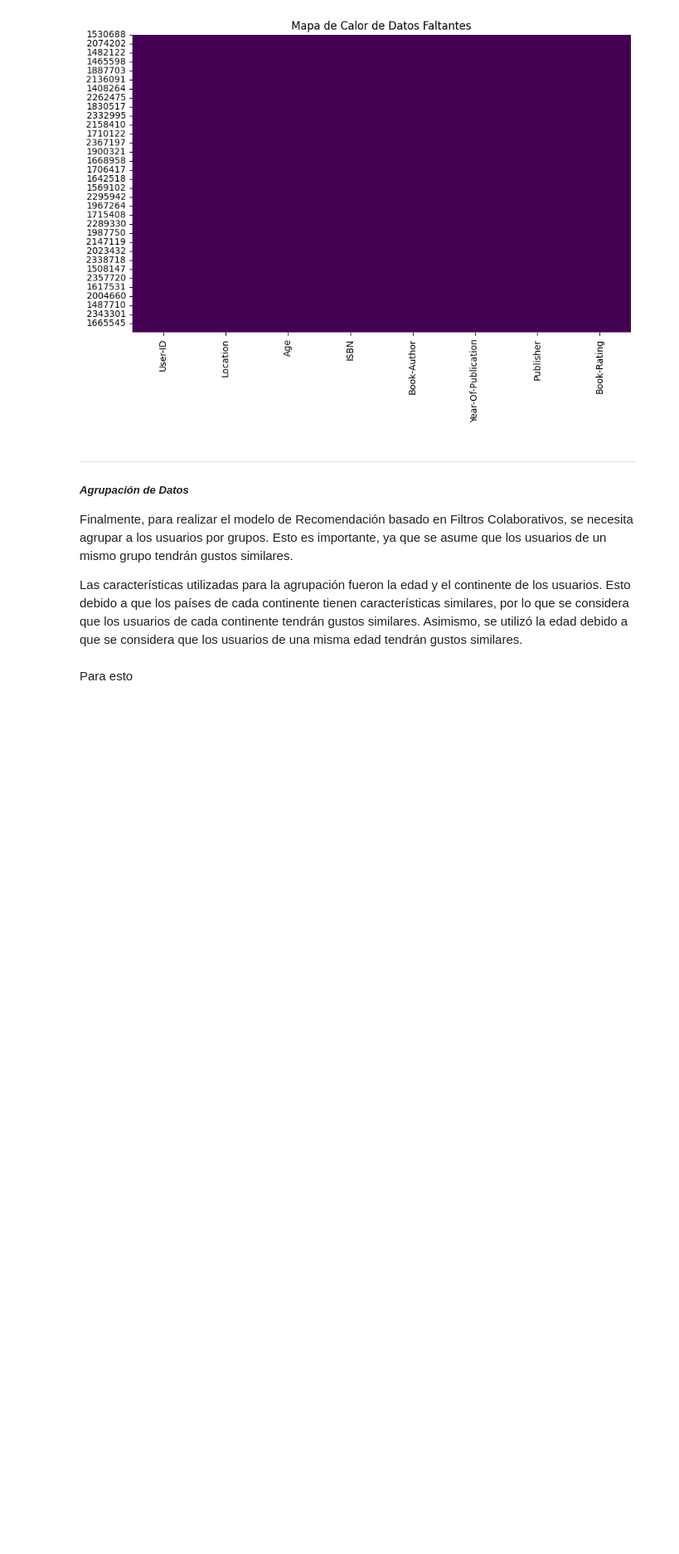
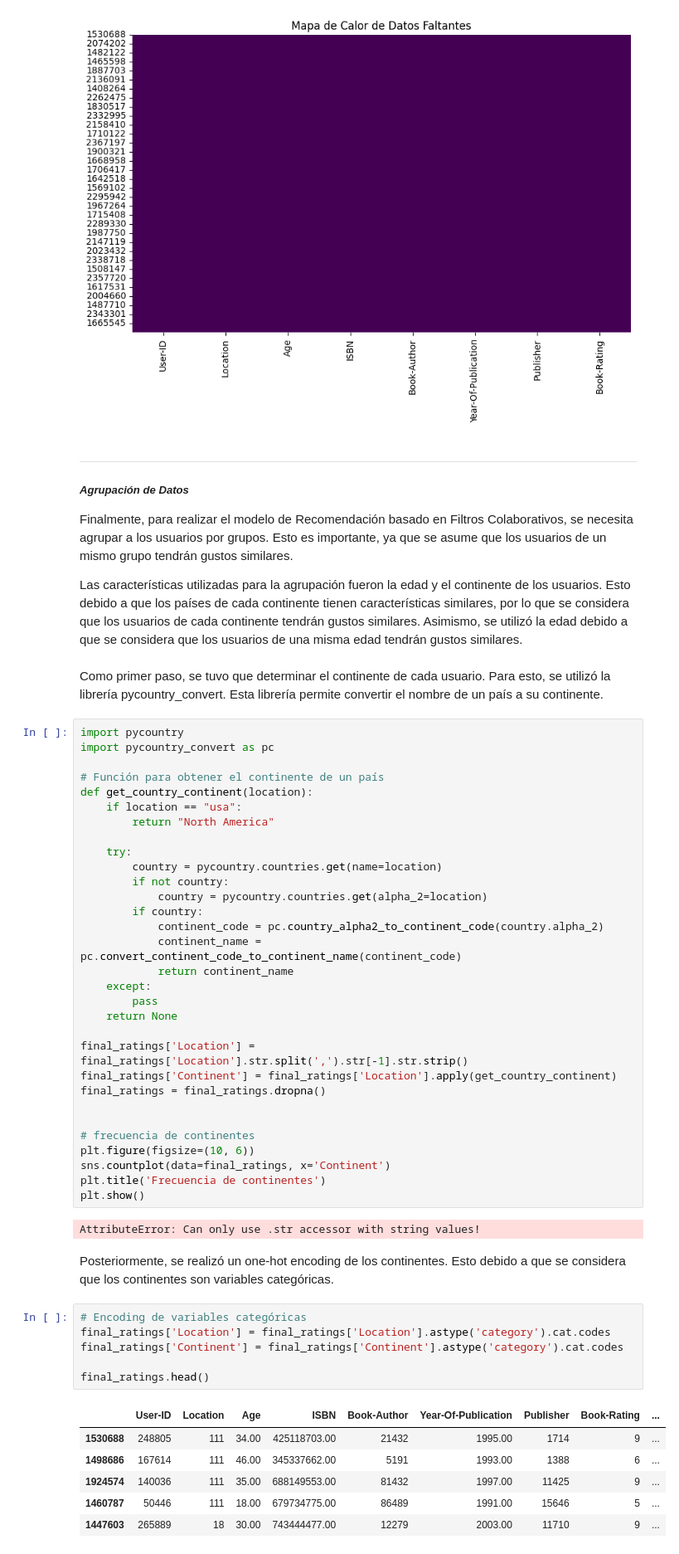
Before and after one commit to stefanoaragoni/lab6_deeplearning, a Jupyter notebook: eda.ipynb, the cells around one changed output. Shown at 83% size. Drawn from its saved outputs; the diff is of its cells as text; blank space fills up the shorter version.

```diff
--- a/eda.ipynb
+++ b/eda.ipynb
@@ -454,5 +452,53 @@ plt.show()
 Finalmente, para realizar el modelo de Recomendación basado en Filtros Colaborativos, se necesita agrupar a los usuarios por grupos. Esto es importante, ya que se asume que los usuarios de un mismo grupo tendrán gustos similares.
 
 Las características utilizadas para la agrupación fueron la edad y el continente de los usuarios. Esto debido a que los países de cada continente tienen características similares, por lo que se considera que los usuarios de cada continente tendrán gustos similares. Asimismo, se utilizó la edad debido a que se considera que los usuarios de una misma edad tendrán gustos similares.
-# %% [markdown]
-Para esto
+# %% [markdown]
+Como primer paso, se tuvo que determinar el continente de cada usuario. Para esto, se utilizó la librería pycountry_convert. Esta librería permite convertir el nombre de un país a su continente.
+# %%
+import pycountry
+import pycountry_convert as pc
+
+# Función para obtener el continente de un país
+def get_country_continent(location):
+    if location == "usa":
+        return "North America"
+
+    try:
+        country = pycountry.countries.get(name=location)
+        if not country:
+            country = pycountry.countries.get(alpha_2=location)
+        if country:
+            continent_code = pc.country_alpha2_to_continent_code(country.alpha_2)
+            continent_name = pc.convert_continent_code_to_continent_name(continent_code)
+            return continent_name
+    except:
+        pass
+    return None
+
+final_ratings['Location'] = final_ratings['Location'].str.split(',').str[-1].str.strip()
+final_ratings['Continent'] = final_ratings['Location'].apply(get_country_continent)
+final_ratings = final_ratings.dropna()
+
+
+# frecuencia de continentes
+plt.figure(figsize=(10, 6))
+sns.countplot(data=final_ratings, x='Continent')
+plt.title('Frecuencia de continentes')
+plt.show()
+# %% [output]
+AttributeError: Can only use .str accessor with string values!
+# %% [markdown]
+Posteriormente, se realizó un one-hot encoding de los continentes. Esto debido a que se considera que los continentes son variables categóricas.
+# %%
+# Encoding de variables categóricas
+final_ratings['Location'] = final_ratings['Location'].astype('category').cat.codes
+final_ratings['Continent'] = final_ratings['Continent'].astype('category').cat.codes
+
+final_ratings.head()
+# %% [output]
+|  | User-ID | Location | Age | ISBN | Book-Author | Year-Of-Publication | Publisher | Book-Rating | ... |
+| 1530688 | 248805 | 111 | 34.00 | 425118703.00 | 21432 | 1995.00 | 1714 | 9 | ... |
+| 1498686 | 167614 | 111 | 46.00 | 345337662.00 | 5191 | 1993.00 | 1388 | 6 | ... |
+| 1924574 | 140036 | 111 | 35.00 | 688149553.00 | 81432 | 1997.00 | 11425 | 9 | ... |
+| 1460787 | 50446 | 111 | 18.00 | 679734775.00 | 86489 | 1991.00 | 15646 | 5 | ... |
+| 1447603 | 265889 | 18 | 30.00 | 743444477.00 | 12279 | 2003.00 | 11710 | 9 | ... |
```
Also changed, not shown: parts of 8 cells of this notebook.
